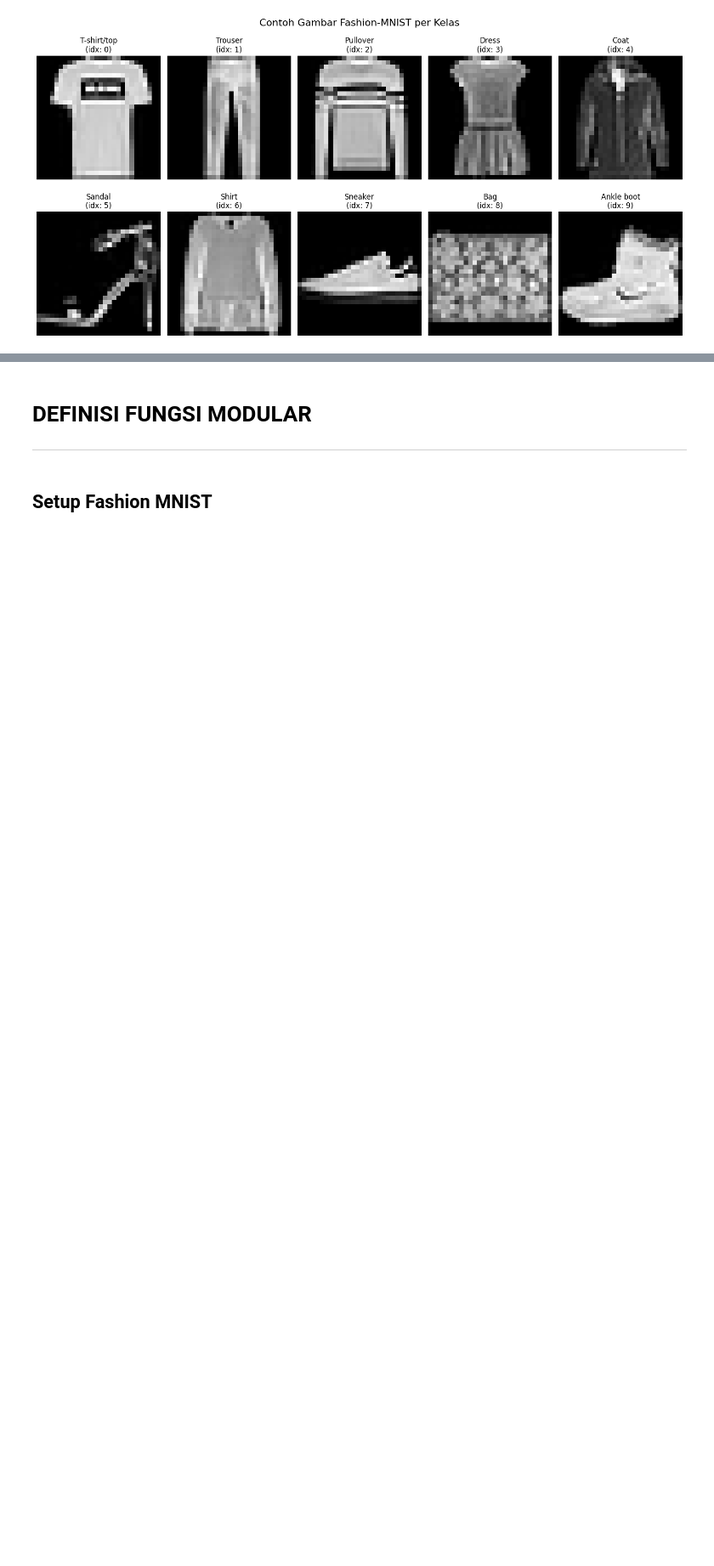
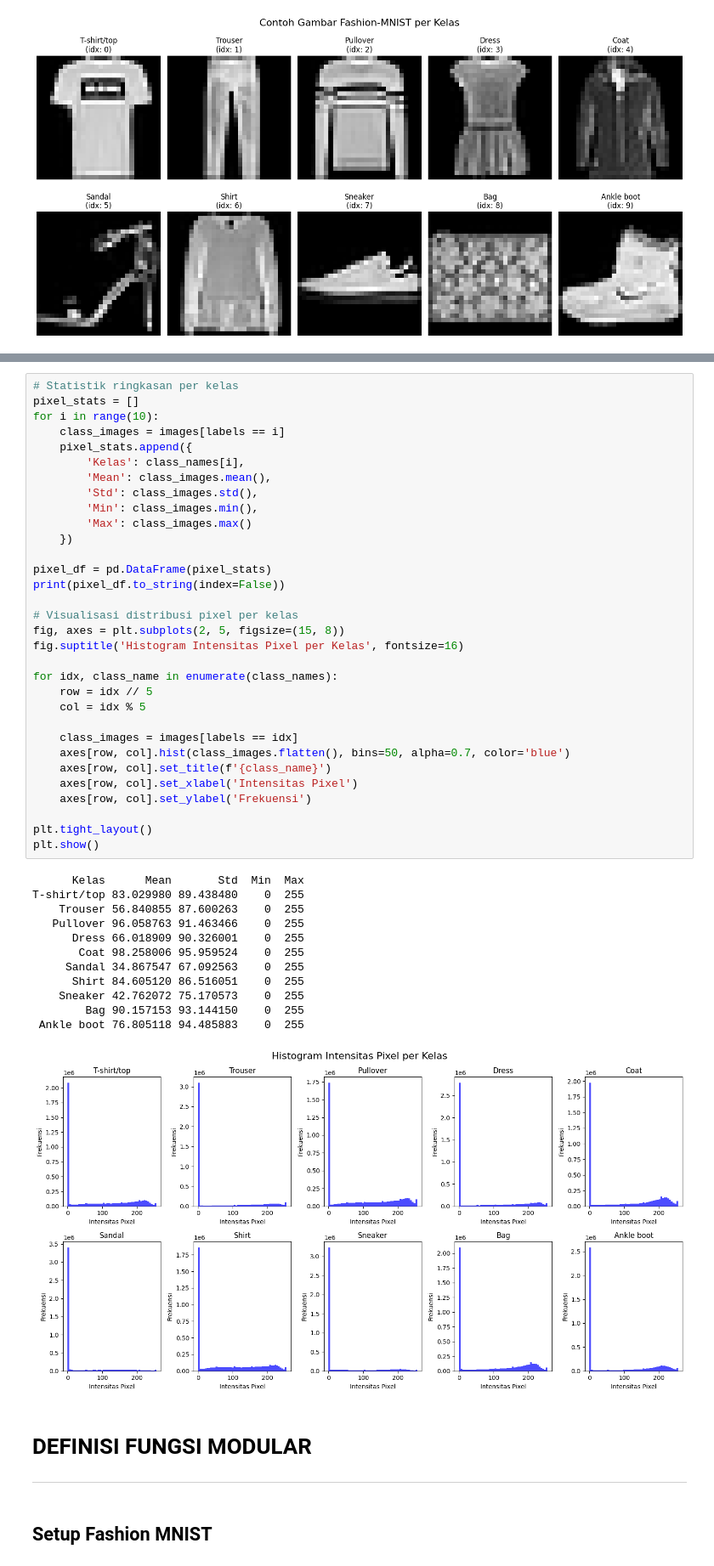
Before and after one commit to Wildan-bin/quantization-mnist, a Jupyter notebook: Modular Pipeline/Quantization_Fashion_MNIST.ipynb, the cells around one changed output, grey strips where cells are left out. Shown at 85% size. Saved outputs shown, nothing was run; the diff lists cells and outputs as text; blank space fills up the shorter version.

Commit message:
Melihat distribusi intensitas piksel gambar per label dari dataset

```diff
--- a/Modular Pipeline/Quantization_Fashion_MNIST.ipynb
+++ b/Modular Pipeline/Quantization_Fashion_MNIST.ipynb
@@ -171,3 +173,48 @@ plt.show()
+# %%
+# Statistik ringkasan per kelas
+pixel_stats = []
+for i in range(10):
+    class_images = images[labels == i]
+    pixel_stats.append({
+        'Kelas': class_names[i],
+        'Mean': class_images.mean(),
+        'Std': class_images.std(),
+        'Min': class_images.min(),
+        'Max': class_images.max()
+    })
+
+pixel_df = pd.DataFrame(pixel_stats)
+print(pixel_df.to_string(index=False))
+
+# Visualisasi distribusi pixel per kelas
+fig, axes = plt.subplots(2, 5, figsize=(15, 8))
+fig.suptitle('Histogram Intensitas Pixel per Kelas', fontsize=16)
+
+for idx, class_name in enumerate(class_names):
+    row = idx // 5
+    col = idx % 5
+
+    class_images = images[labels == idx]
+    axes[row, col].hist(class_images.flatten(), bins=50, alpha=0.7, color='blue')
+    axes[row, col].set_title(f'{class_name}')
+    axes[row, col].set_xlabel('Intensitas Pixel')
+    axes[row, col].set_ylabel('Frekuensi')
+
+plt.tight_layout()
+plt.show()
+# %% [output]
+      Kelas      Mean       Std  Min  Max
+T-shirt/top 83.029980 89.438480    0  255
+    Trouser 56.840855 87.600263    0  255
+   Pullover 96.058763 91.463466    0  255
+      Dress 66.018909 90.326001    0  255
+       Coat 98.258006 95.959524    0  255
+     Sandal 34.867547 67.092563    0  255
+      Shirt 84.605120 86.516051    0  255
+    Sneaker 42.762072 75.170573    0  255
+        Bag 90.157153 93.144150    0  255
+ Ankle boot 76.805118 94.485883    0  255
+[figure, added]
 # %% [markdown]
 # **DEFINISI FUNGSI MODULAR**
 
```
Also changed, not shown: parts of 1 cell of this notebook.
